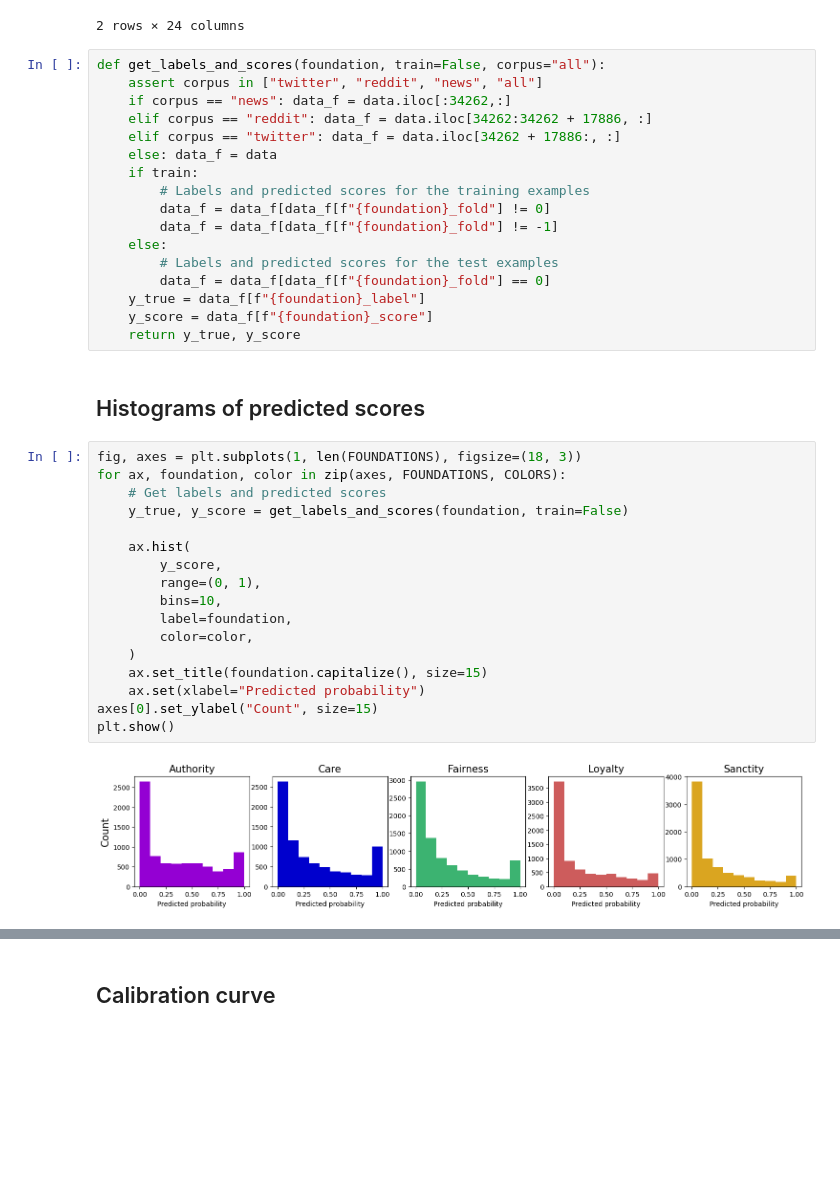
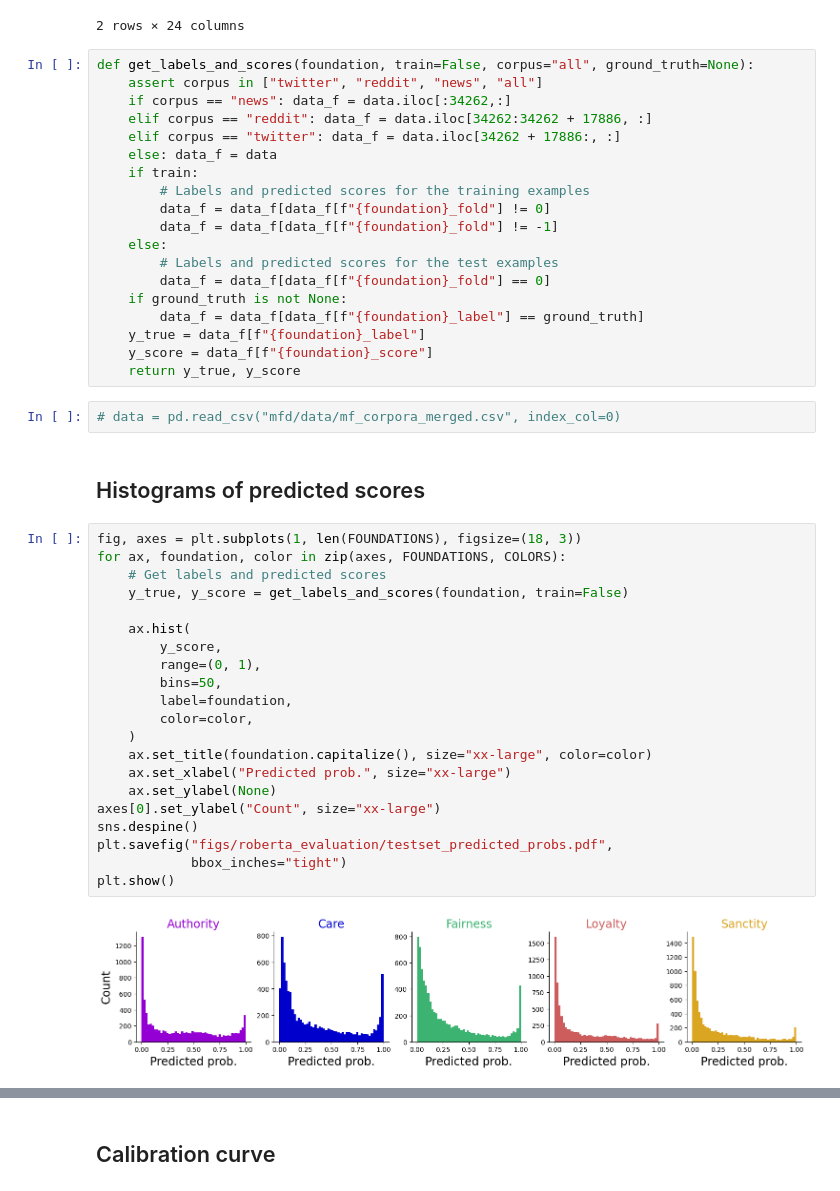
Before and after one commit to joshnguyen99/moral_axes, a Jupyter notebook: scripts/evaluate_roberta.ipynb, the cells around one changed output, grey strips where cells are left out. Cells and saved outputs as stored; diff of their text form; blank space fills up the shorter version.

Commit message:
Update RoBERTa evaluation

```diff
--- a/scripts/evaluate_roberta.ipynb
+++ b/scripts/evaluate_roberta.ipynb
@@ -18,7 +19,7 @@ data.head(2)
 | 1 | DeVos went on to write that she i... | 1 | 1 | 0 | 1 | 1 | 1 | ... |
 2 rows × 24 columns
 # %%
-def get_labels_and_scores(foundation, train=False, corpus="all"):
+def get_labels_and_scores(foundation, train=False, corpus="all", ground_truth=None):
     assert corpus in ["twitter", "reddit", "news", "all"]
     if corpus == "news": data_f = data.iloc[:34262,:]
     elif corpus == "reddit": data_f = data.iloc[34262:34262 + 17886, :]
@@ -31,27 +32,35 @@ def get_labels_and_scores(foundation, train=False, corpus="all"):
     else:
         # Labels and predicted scores for the test examples
         data_f = data_f[data_f[f"{foundation}_fold"] == 0]
+    if ground_truth is not None:
+        data_f = data_f[data_f[f"{foundation}_label"] == ground_truth]
     y_true = data_f[f"{foundation}_label"]
     y_score = data_f[f"{foundation}_score"]
     return y_true, y_score
+# %%
+# data = pd.read_csv("mfd/data/mf_corpora_merged.csv", index_col=0)
 # %% [markdown]
 ## Histograms of predicted scores
 # %%
 fig, axes = plt.subplots(1, len(FOUNDATIONS), figsize=(18, 3))
 for ax, foundation, color in zip(axes, FOUNDATIONS, COLORS):
     # Get labels and predicted scores
     y_true, y_score = get_labels_and_scores(foundation, train=False)
 
     ax.hist(
         y_score,
         range=(0, 1),
-        bins=10,
+        bins=50,
         label=foundation,
         color=color,
     )
-    ax.set_title(foundation.capitalize(), size=15)
-    ax.set(xlabel="Predicted probability")
-axes[0].set_ylabel("Count", size=15)
+    ax.set_title(foundation.capitalize(), size="xx-large", color=color)
+    ax.set_xlabel("Predicted prob.", size="xx-large")
+    ax.set_ylabel(None)
+axes[0].set_ylabel("Count", size="xx-large")
+sns.despine()
+plt.savefig("figs/roberta_evaluation/testset_predicted_probs.pdf",
+            bbox_inches="tight")
 plt.show()
 # %% [output]
-[figure, old version]
+[figure, new version]
```
Also changed, not shown: parts of 44 cells of this notebook.
